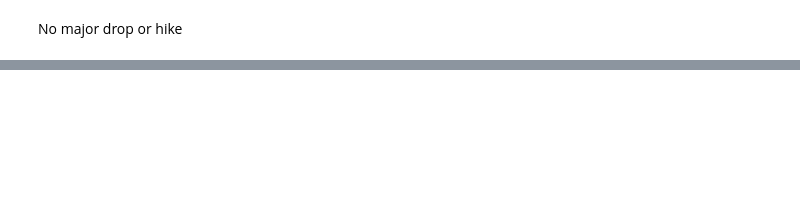
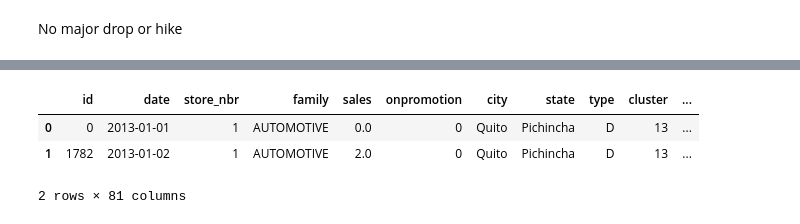
Before and after one commit to jag-shrestha/Sales-Forecast, a Jupyter notebook: Sales_Prediction_TSF.ipynb, the cells around one changed output, grey strips where cells are left out. Saved outputs shown, nothing was run; the diff lists cells and outputs as text; code cells hidden in the pictures; blank space fills up the shorter version.

```diff
--- a/Sales_Prediction_TSF.ipynb
+++ b/Sales_Prediction_TSF.ipynb
@@ -522,0 +282,9 @@ plt.show()
+# %%
+df = pd.read_csv('Data/final_data.csv')
+# %%
+df.head(2)
+# %% [output]
+|  | id | date | store_nbr | family | sales | onpromotion | city | state | type | cluster | ... |
+| 0 | 0 | 2013-01-01 | 1 | AUTOMOTIVE | 0.0 | 0 | Quito | Pichincha | D | 13 | ... |
+| 1 | 1782 | 2013-01-02 | 1 | AUTOMOTIVE | 2.0 | 0 | Quito | Pichincha | D | 13 | ... |
+2 rows × 81 columns
```
Also changed, not shown: parts of 57 cells of this notebook.
